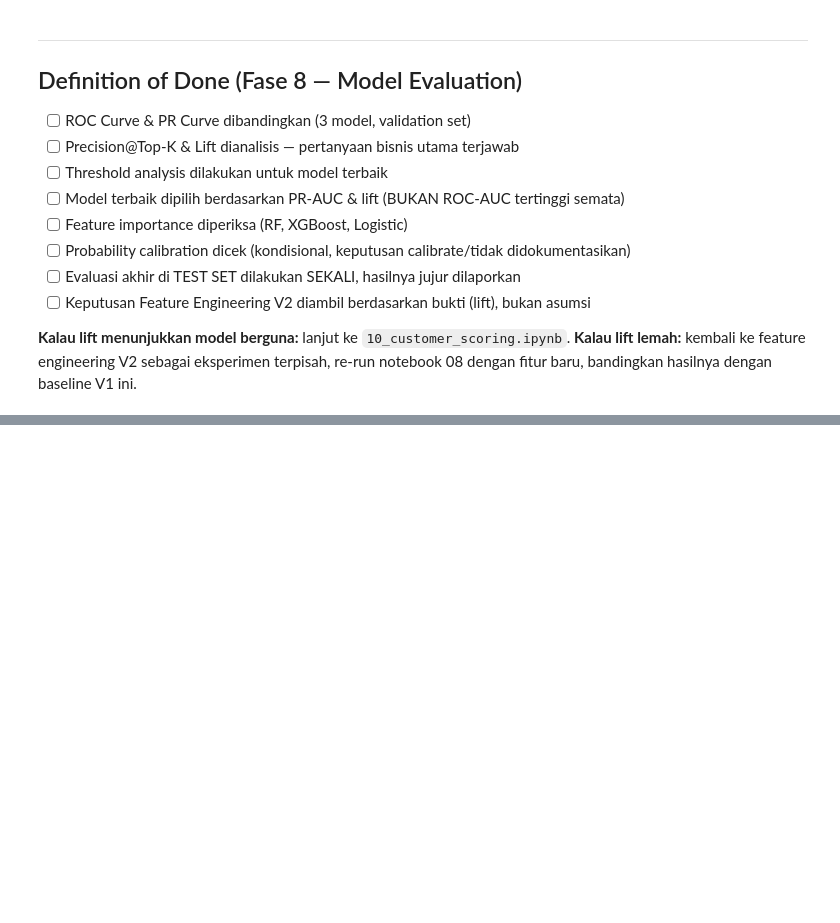
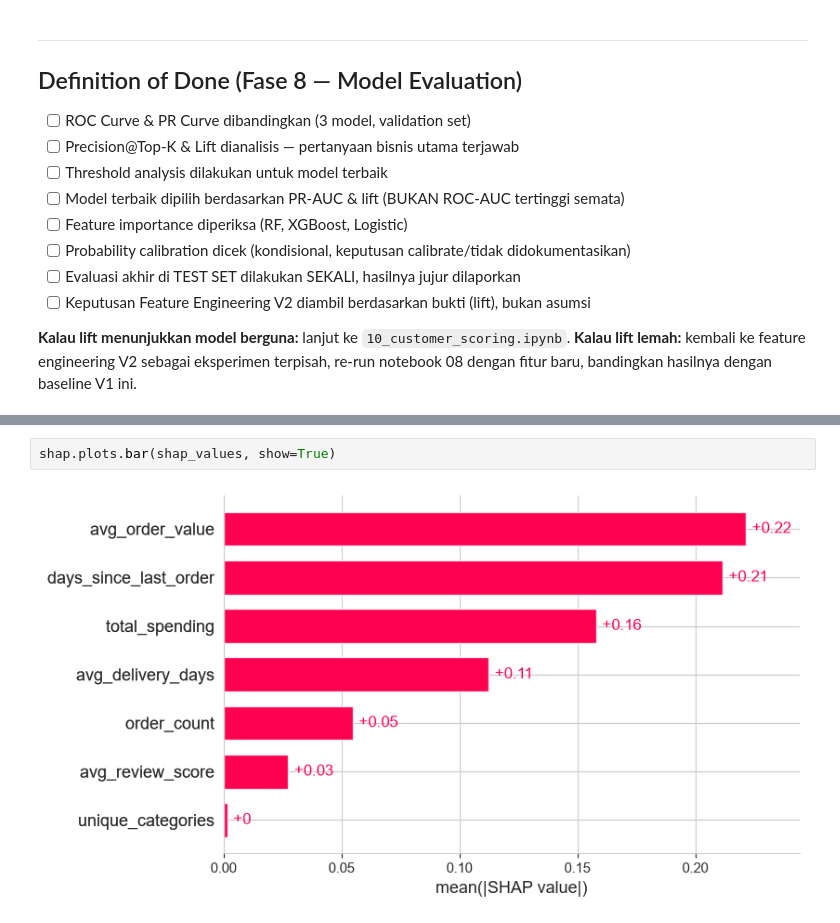
Before and after one commit to ahmadfariden/olist-end-to-end-data-science, a Jupyter notebook: notebooks/09_model_evaluation.ipynb, the cells around one changed output, grey strips where cells are left out. Drawn from its saved outputs; the diff is of its cells as text; blank space fills up the shorter version.

```diff
--- a/notebooks/09_model_evaluation.ipynb
+++ b/notebooks/09_model_evaluation.ipynb
@@ -409,0 +445,4 @@ Feature Engineering V2 (fitur temporal seperti `active_months`, `last_30d/60d/90
+# %%
+shap.plots.bar(shap_values, show=True)
+# %% [output]
+[figure, added]
```
Also changed, not shown: parts of 4 cells of this notebook.
